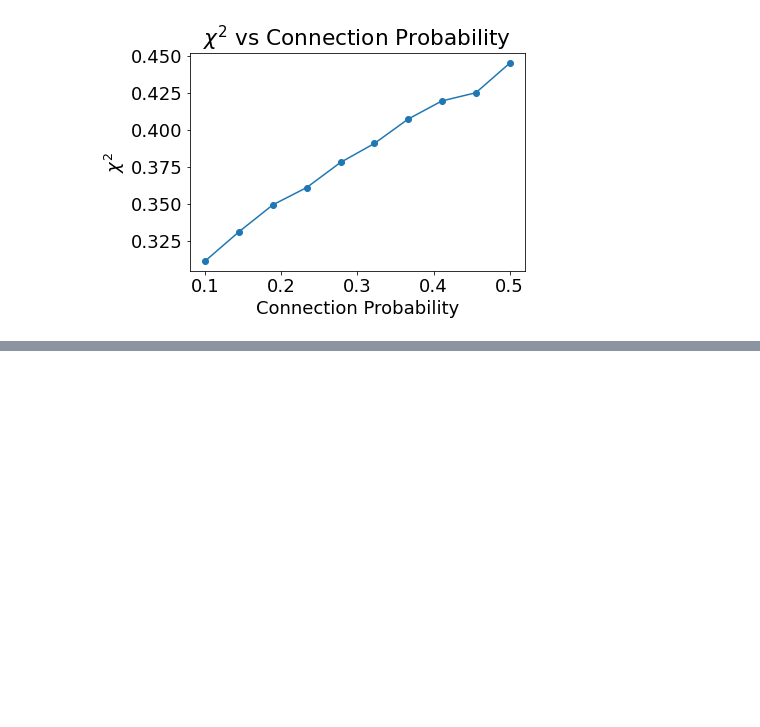
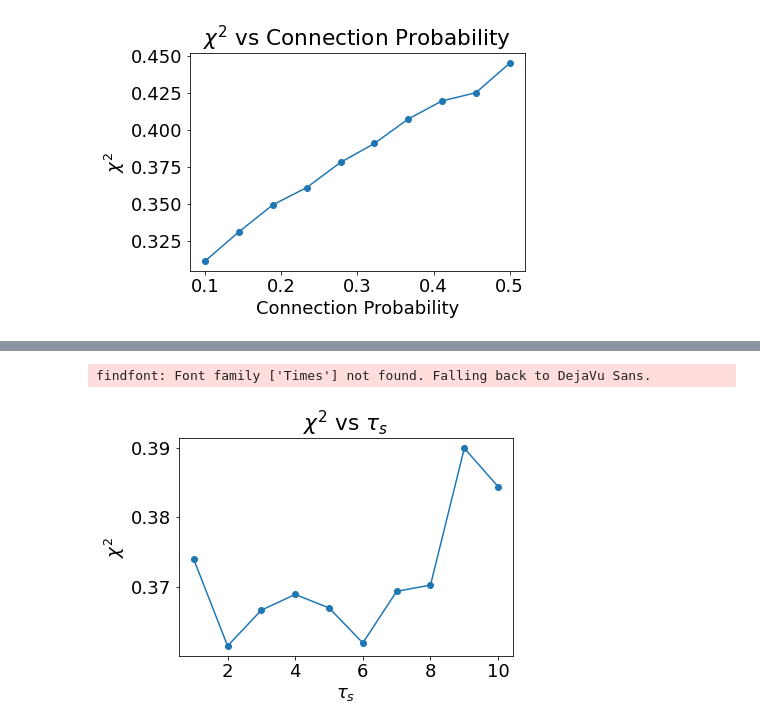
Before and after one commit to davidkelly2002/Final-Year-Project, a Jupyter notebook: Investigating g_syn vs Chi_sq and g_syn vs tau_s.ipynb, the cells around one changed output, grey strips where cells are left out. Saved outputs shown, nothing was run; the diff lists cells and outputs as text; code cells hidden in the pictures; blank space fills up the shorter version.

```diff
--- a/Investigating g_syn vs Chi_sq and g_syn vs tau_s.ipynb
+++ b/Investigating g_syn vs Chi_sq and g_syn vs tau_s.ipynb
@@ -448,0 +663,69 @@ Neuron 299 spike times: []
+# %%
+# Define the range of tau_s values
+tau_s_values = np.arange(1, 11, 1)  # Values from 0 to 10 inclusive
+chi_sq_values = []
+
+# Loop over different values of tau_s
+for tau_s in tau_s_values:
+    # Reinitialize initial conditions for each tau_s run
+    v_init = np.random.normal(-70, 5, size=(N))
+    u_init = np.zeros(N)
+    s_init = np.zeros(N)
+    p_init = np.zeros(N)
+
+    t_all = np.array([t0])
+    y_0 = np.concatenate([v_init, u_init, s_init, p_init])
+    y_all = np.reshape(y_0, (y_0.shape[0], 1))
+
+    spike_times = np.zeros((M, 2))
+    spikeCounter = 0
+    i = 0
+    t0 = 0  # Reset simulation start time
+
+    # Simulation loop with new tau_s
+    while i < M and t0 < T:
+        y0 = np.concatenate([v_init, u_init, s_init, p_init])
+
+        # Use solve_ivp with current tau_s
+        sol_v = solve_ivp(dxdt, [t0, T], y0, args=(k, a, b, I, Esyn, J, tau_s), dense_output=True,
+                          events=v_spike, rtol=1e-8)
+
+        t_end = sol_v.t[-1]
+        steps = max([2, int((t_end - t0) / dt)])
+        t = np.linspace(t0, t_end, steps)
+        y = sol_v.sol(t)
+
+        t_all = np.concatenate([t_all, t[:-1]], axis=0)
+        y_all = np.concatenate([y_all, y[:, :-1]], axis=1)
+
+        t0 = t_end
+        v_init = y[:N, -1]
+        u_init = y[N:2*N, -1]
+        s_init = y[2*N:3*N, -1]
+        p_init = y[3*N:4*N, -1]
+
+        if len(sol_v.t_events[0]) > 0:
+            spike = v_init.argmax()
+            v_init[spike] = v_reset
+            u_init[spike] += d
+            p_init += 1 / (tau_s * N) if tau_s > 0 else 0  # Avoid division by zero for tau_s=0
+
+            spike_times[spikeCounter, :] = [t0, spike]
+            spikeCounter += 1
+            i += 1
+
+    # Compute chi_sq for current tau_s
+    data = y_all[:N, :]
+    chi_sq = compute_chi(data)
+    chi_sq_values.append(chi_sq)
+
+# Plotting the results
+plt.figure()
+plt.plot(tau_s_values, chi_sq_values, marker='o', linestyle='-')
+plt.xlabel(r'$\tau_s$')
+plt.ylabel(r'$\chi^2$')
+plt.title(r'$\chi^2$ vs $\tau_s$')
+plt.show()
+# %% [output]
+findfont: Font family ['Times'] not found. Falling back to DejaVu Sans.
+[figure, added]
```
Also changed, not shown: parts of 10 cells of this notebook.
